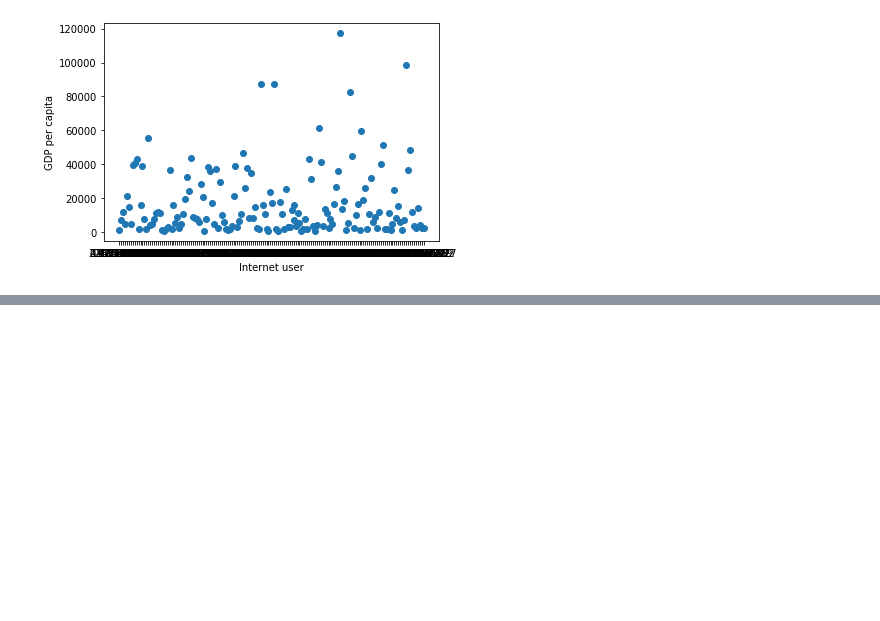
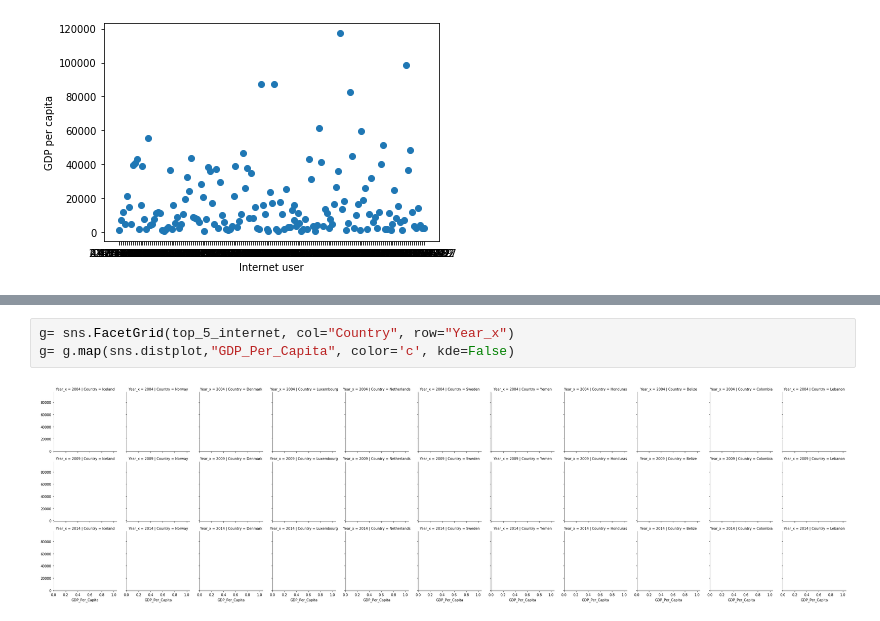
Before and after one commit to arikhursheed/gdp-and-internet-usage-arikhursheed, a Jupyter notebook: notebooks/un_data_explore.ipynb, the cells around one changed output, grey strips where cells are left out. Cells and saved outputs as stored; diff of their text form; blank space fills up the shorter version.

```diff
--- a/notebooks/un_data_explore.ipynb
+++ b/notebooks/un_data_explore.ipynb
@@ -400,0 +524,5 @@ Text(0, 0.5, 'GDP per capita')
+# %%
+g= sns.FacetGrid(top_5_internet, col="Country", row="Year_x")
+g= g.map(sns.distplot,"GDP_Per_Capita", color='c', kde=False)
+# %% [output]
+[figure, added]
```
Also changed, not shown: parts of 23 cells of this notebook.
